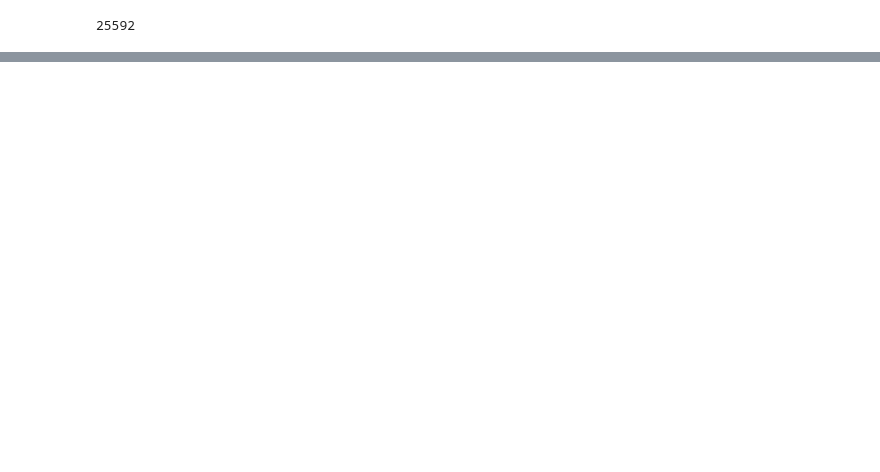
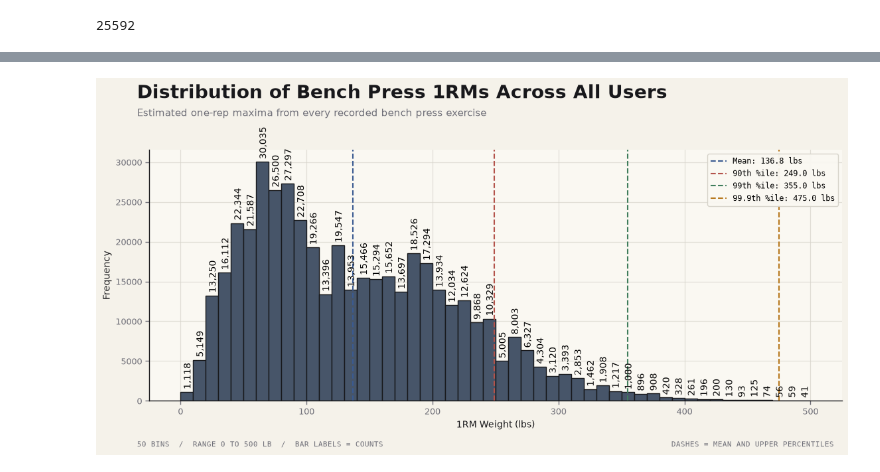
Before and after one commit to WeightliftingApp/WeightliftingApp-AnalyzeData, a Jupyter notebook: src/analyze_users.ipynb, the cells around one changed output, grey strips where cells are left out. Saved outputs shown, nothing was run; the diff lists cells and outputs as text; code cells hidden in the pictures; blank space fills up the shorter version.

```diff
--- a/src/analyze_users.ipynb
+++ b/src/analyze_users.ipynb
@@ -96,0 +41,83 @@ plt.show()
+# %%
+import numpy as np
+from chart_style import (
+    CATEGORICAL_COLORS,
+    NOTEBOOK_AXES,
+    PALETTE,
+    add_footer,
+    add_header,
+    chart_canvas,
+    notebook_frame,
+    style_axes,
+    style_legend,
+)
+
+# Create histogram
+mean_1rm = sum(bench_1rms) / len(bench_1rms)
+percentile_90 = np.percentile(bench_1rms, 90)
+percentile_99 = np.percentile(bench_1rms, 99)
+percentile_999 = np.percentile(bench_1rms, 99.9)
+
+frame = notebook_frame((12, 6))
+mean_color, p90_color, p99_color, p999_color = CATEGORICAL_COLORS[:4]
+with chart_canvas(frame) as (fig, ax):
+    counts, bins, _ = ax.hist(
+        bench_1rms,
+        bins=50,
+        range=(0, 500),
+        color=PALETTE.neutral_point,
+        edgecolor=PALETTE.ink,
+    )
+    for i in range(len(counts)):
+        if counts[i] > 0:
+            ax.text(
+                bins[i] + 6,
+                counts[i],
+                f" {int(counts[i]):,}",
+                ha="center",
+                va="bottom",
+                rotation=90,
+                fontsize=10,
+            )
+    ax.axvline(
+        mean_1rm, color=mean_color, linestyle="--", label=f"Mean: {mean_1rm:.1f} lbs"
+    )
+    ax.axvline(
+        percentile_90,
+        color=p90_color,
+        linestyle="--",
+        label=f"90th %ile: {percentile_90:.1f} lbs",
+    )
+    ax.axvline(
+        percentile_99,
+        color=p99_color,
+        linestyle="--",
+        label=f"99th %ile: {percentile_99:.1f} lbs",
+    )
+    ax.axvline(
+        percentile_999,
+        color=p999_color,
+        linestyle="--",
+        label=f"99.9th %ile: {percentile_999:.1f} lbs",
+    )
+    add_header(
+        fig,
+        frame,
+        "Distribution of Bench Press 1RMs Across All Users",
+        "Estimated one-rep maxima from every recorded bench press exercise",
+        (),
+    )
+    ax.set_xlabel("1RM Weight (lbs)")
+    ax.set_ylabel("Frequency")
+    style_axes(ax, NOTEBOOK_AXES)
+    style_legend(ax)
+    add_footer(
+        fig,
+        frame,
+        "50 BINS  /  RANGE 0 TO 500 LB  /  BAR LABELS = COUNTS",
+        "DASHES = MEAN AND UPPER PERCENTILES",
+        right_weight="normal",
+    )
+    plt.show()
+# %% [output]
+[figure, added]
```
Also changed, not shown: parts of 3 cells of this notebook, 5 other files.
